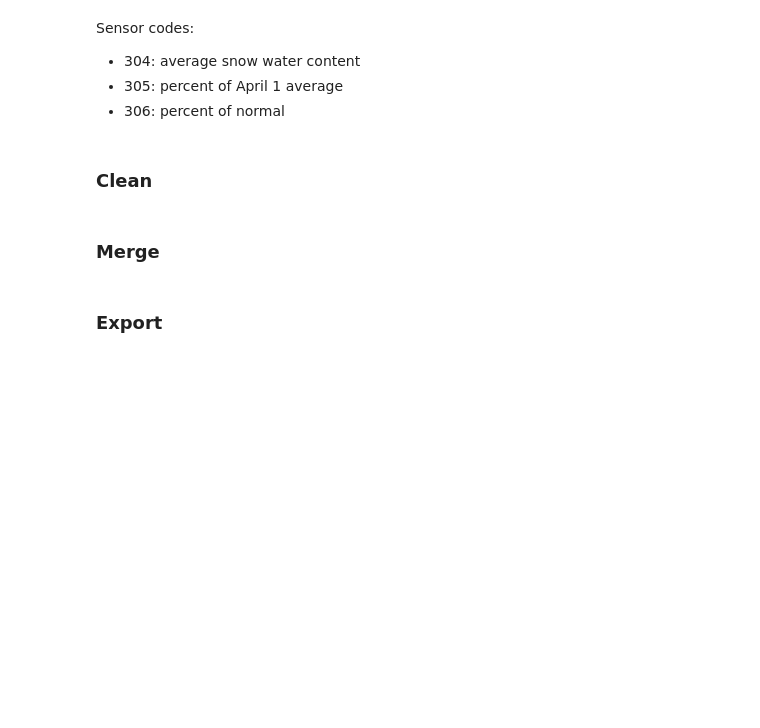
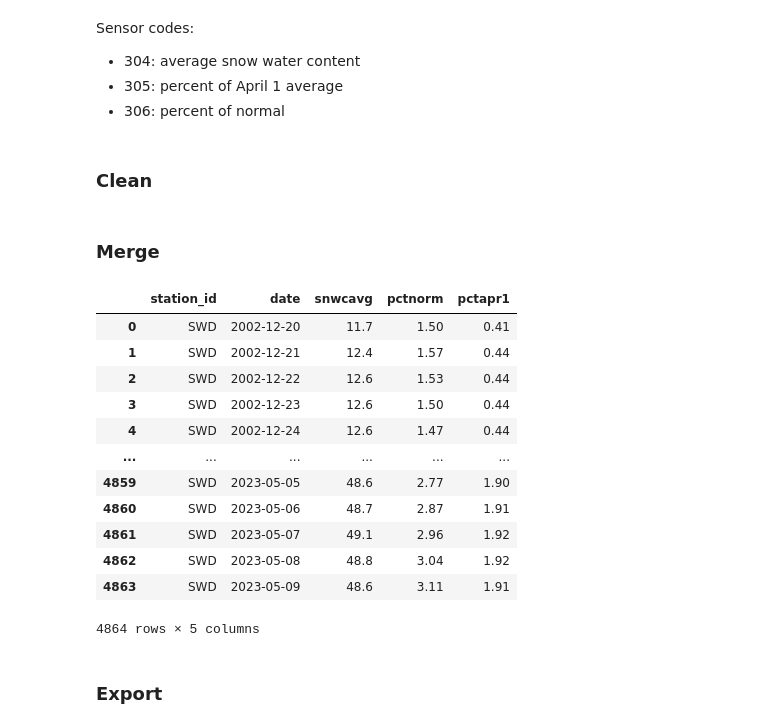
Before and after one commit to datadesk/california-drought-scrapers, a Jupyter notebook: downloaders/snow/download-timeseries.ipynb, the cells around one changed output. Saved outputs shown, nothing was run; the diff lists cells and outputs as text; code cells hidden in the pictures; blank space fills up the shorter version.

```diff
--- a/downloaders/snow/download-timeseries.ipynb
+++ b/downloaders/snow/download-timeseries.ipynb
@@ -128,6 +128,22 @@ state_merge_normal_apr1 = pd.merge(
 )
 # %%
 assert len(swc_state_df_clean) == len(state_merge_swc_normal) == len(state_merge_normal_apr1)
+# %%
+state_merge_normal_apr1
+# %% [output]
+|  | station_id | date | snwcavg | pctnorm | pctapr1 |
+| 0 | SWD | 2002-12-20 | 11.7 | 1.50 | 0.41 |
+| 1 | SWD | 2002-12-21 | 12.4 | 1.57 | 0.44 |
+| 2 | SWD | 2002-12-22 | 12.6 | 1.53 | 0.44 |
+| 3 | SWD | 2002-12-23 | 12.6 | 1.50 | 0.44 |
+| 4 | SWD | 2002-12-24 | 12.6 | 1.47 | 0.44 |
+| ... | ... | ... | ... | ... | ... |
+| 4859 | SWD | 2023-05-05 | 48.6 | 2.77 | 1.90 |
+| 4860 | SWD | 2023-05-06 | 48.7 | 2.87 | 1.91 |
+| 4861 | SWD | 2023-05-07 | 49.1 | 2.96 | 1.92 |
+| 4862 | SWD | 2023-05-08 | 48.8 | 3.04 | 1.92 |
+| 4863 | SWD | 2023-05-09 | 48.6 | 3.11 | 1.91 |
+4864 rows × 5 columns
 # %% [markdown]
 ### Export
 # %%
```
Also changed, not shown: parts of 1 cell of this notebook, 2 other files.
